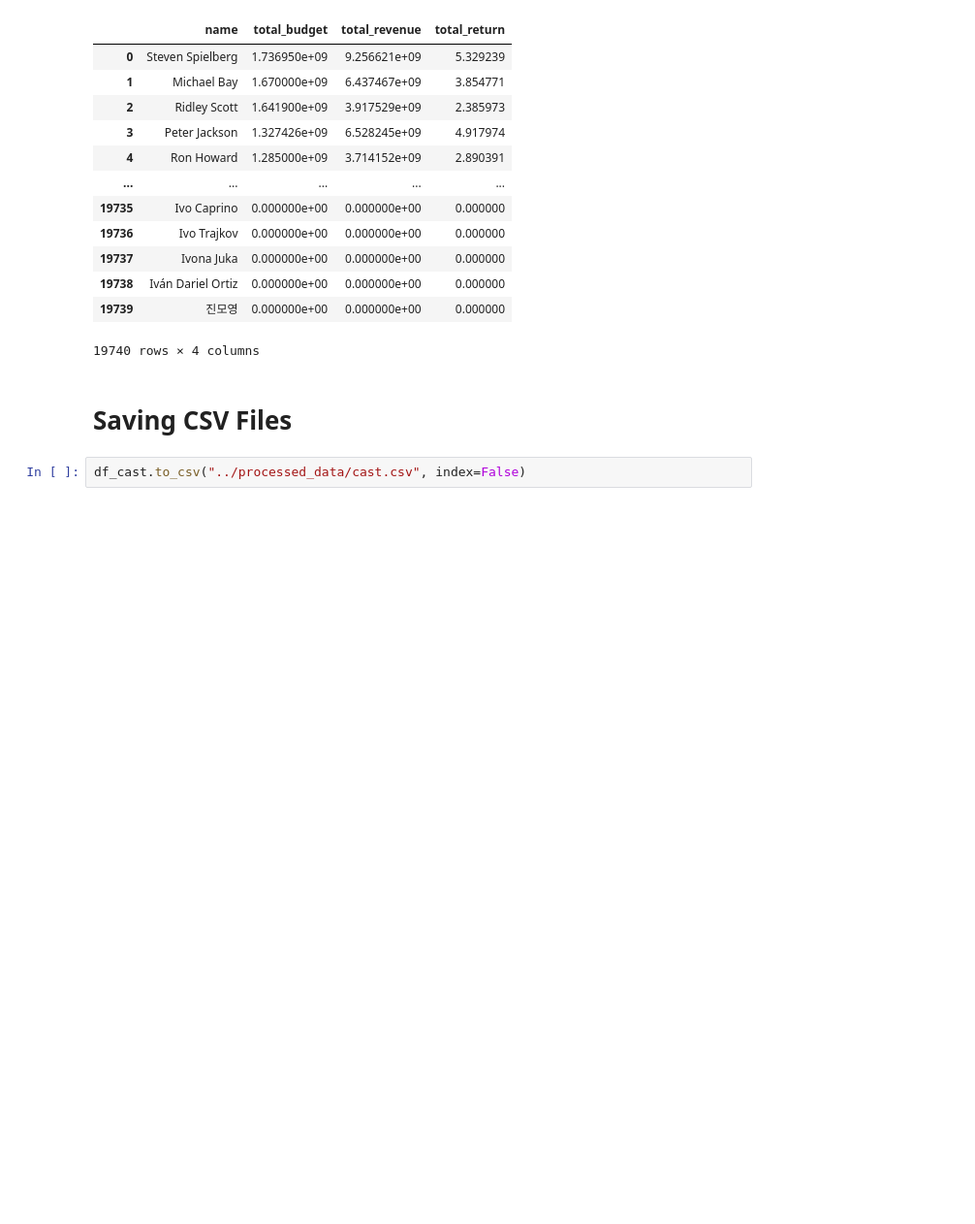
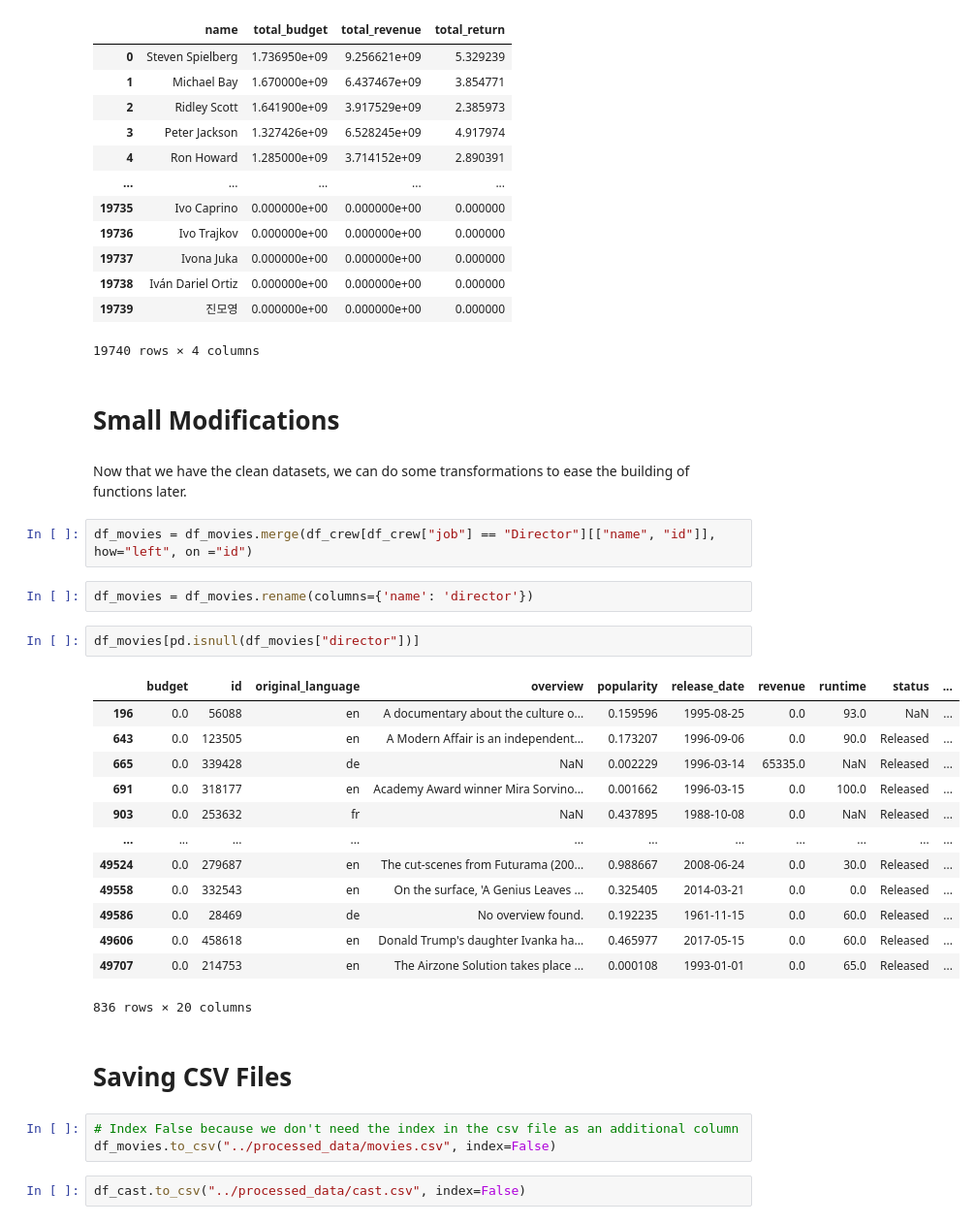
Before and after one commit to cristhianc001/Movie-Recommendation-System, a Jupyter notebook: notebooks/1. Data Cleaning and Wrangling.ipynb, the cells around one changed output. Shown: that part at 97% size. Saved outputs shown, nothing was run; the diff lists cells and outputs as text; blank space fills up the shorter version.

Commit message:
API functions finished, added transformations to movies

```diff
--- a/notebooks/1. Data Cleaning and Wrangling.ipynb
+++ b/notebooks/1. Data Cleaning and Wrangling.ipynb
@@ -495,8 +492,35 @@ director_financial
 | 19738 | Iván Dariel Ortiz | 0.000000e+00 | 0.000000e+00 | 0.000000 |
 | 19739 | 진모영 | 0.000000e+00 | 0.000000e+00 | 0.000000 |
 19740 rows × 4 columns
+# %% [markdown]
+# Small Modifications
+# %% [markdown]
+Now that we have the clean datasets, we can do some transformations to ease the building of functions later.
+# %%
+df_movies = df_movies.merge(df_crew[df_crew["job"] == "Director"][["name", "id"]], how="left", on ="id")
+# %%
+df_movies = df_movies.rename(columns={'name': 'director'})
+# %%
+df_movies[pd.isnull(df_movies["director"])]
+# %% [output]
+|  | budget | id | original_language | overview | popularity | release_date | revenue | runtime | status | ... |
+| 196 | 0.0 | 56088 | en | A documentary about the culture o... | 0.159596 | 1995-08-25 | 0.0 | 93.0 | NaN | ... |
+| 643 | 0.0 | 123505 | en | A Modern Affair is an independent... | 0.173207 | 1996-09-06 | 0.0 | 90.0 | Released | ... |
+| 665 | 0.0 | 339428 | de | NaN | 0.002229 | 1996-03-14 | 65335.0 | NaN | Released | ... |
+| 691 | 0.0 | 318177 | en | Academy Award winner Mira Sorvino... | 0.001662 | 1996-03-15 | 0.0 | 100.0 | Released | ... |
+| 903 | 0.0 | 253632 | fr | NaN | 0.437895 | 1988-10-08 | 0.0 | NaN | Released | ... |
+| ... | ... | ... | ... | ... | ... | ... | ... | ... | ... | ... |
+| 49524 | 0.0 | 279687 | en | The cut-scenes from Futurama (200... | 0.988667 | 2008-06-24 | 0.0 | 30.0 | Released | ... |
+| 49558 | 0.0 | 332543 | en | On the surface, 'A Genius Leaves ... | 0.325405 | 2014-03-21 | 0.0 | 0.0 | Released | ... |
+| 49586 | 0.0 | 28469 | de | No overview found. | 0.192235 | 1961-11-15 | 0.0 | 60.0 | Released | ... |
+| 49606 | 0.0 | 458618 | en | Donald Trump's daughter Ivanka ha... | 0.465977 | 2017-05-15 | 0.0 | 60.0 | Released | ... |
+| 49707 | 0.0 | 214753 | en | The Airzone Solution takes place ... | 0.000108 | 1993-01-01 | 0.0 | 65.0 | Released | ... |
+836 rows × 20 columns
 # %% [markdown]
 # Saving CSV Files
+# %%
+# Index False because we don't need the index in the csv file as an additional column
+df_movies.to_csv("../processed_data/movies.csv", index=False)
 # %%
 df_cast.to_csv("../processed_data/cast.csv", index=False)
 # %%
```
Also changed, not shown: parts of 1 cell of this notebook, 1 other file.
